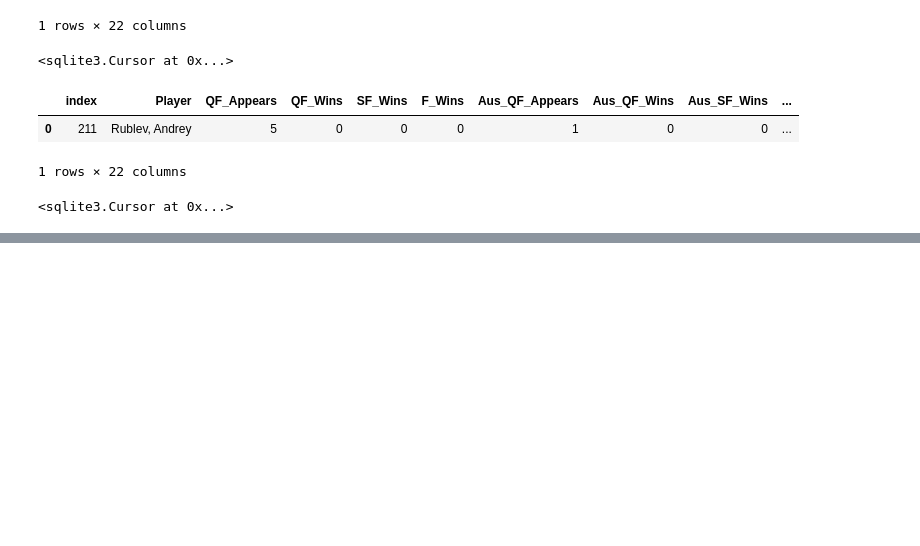
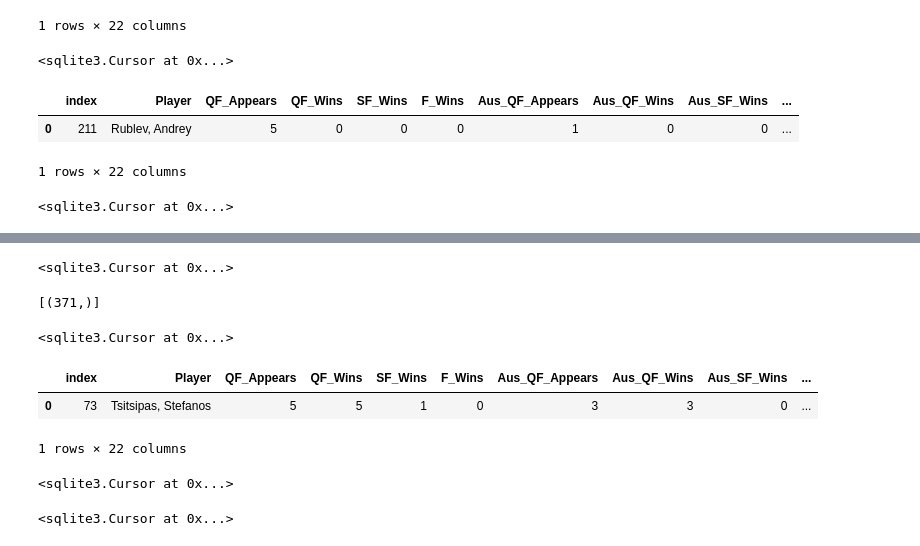
Before and after one commit to gadamico/Sports-Data, a Jupyter notebook: mens_singles_tennis/notebooks/scratch-tennis-db-creation-updating.ipynb, the cells around one changed output, grey strips where cells are left out. Drawn from its saved outputs; the diff is of its cells as text; code cells hidden in the pictures; blank space fills up the shorter version.

```diff
--- a/mens_singles_tennis/notebooks/scratch-tennis-db-creation-updating.ipynb
+++ b/mens_singles_tennis/notebooks/scratch-tennis-db-creation-updating.ipynb
@@ -739,0 +771,71 @@ con.close()
+# %%
+con.execute(
+    """
+    UPDATE mens_tennis
+    SET QF_Appears = 4,
+    QF_Wins = 2,
+    Aus_QF_Appears = 1,
+    Aus_QF_Wins = 1
+
+    WHERE Player = 'Khachanov, Karen'
+    """
+)
+# %% [output]
+<sqlite3.Cursor at 0x...>
+# %%
+con.execute(
+    """
+    SELECT MAX("index")
+    FROM mens_tennis
+    """
+).fetchall()
+# %% [output]
+[(371,)]
+# %%
+con.execute(
+    """
+    INSERT INTO mens_tennis
+    VALUES (372, 'Korda, Sebastian', 1, 0, 0, 0, 1, 0, 0, 0, 0, 0,
+    0, 0, 0, 0, 0, 0, 0, 0, 0, 0)
+    """
+)
+# %% [output]
+<sqlite3.Cursor at 0x...>
+# %%
+pd.read_sql(
+    """
+    SELECT *
+    FROM mens_tennis
+    WHERE Player = 'Tsitsipas, Stefanos'
+    """
+, con)
+# %% [output]
+|  | index | Player | QF_Appears | QF_Wins | SF_Wins | F_Wins | Aus_QF_Appears | Aus_QF_Wins | Aus_SF_Wins | ... |
+| 0 | 73 | Tsitsipas, Stefanos | 5 | 5 | 1 | 0 | 3 | 3 | 0 | ... |
+1 rows × 22 columns
+# %%
+con.execute(
+    """
+    UPDATE mens_tennis
+    SET QF_Appears = 5,
+    QF_Wins = 3,
+    SF_Wins = 2,
+    Aus_QF_Appears = 2,
+    Aus_QF_Wins = 2,
+    Aus_SF_Wins = 1
+
+    WHERE Player = 'Tsitsipas, Stefanos'
+    """
+)
+# %% [output]
+<sqlite3.Cursor at 0x...>
+# %%
+con.execute(
+    """
+    INSERT INTO mens_tennis
+    VALUES (373, 'Lehecka, Jiri', 1, 0, 0, 0, 1, 0, 0, 0, 0, 0,
+    0, 0, 0, 0, 0, 0, 0, 0, 0, 0)
+    """
+)
+# %% [output]
+<sqlite3.Cursor at 0x...>
```
Also changed, not shown: parts of 12 cells of this notebook, 1 other file.
